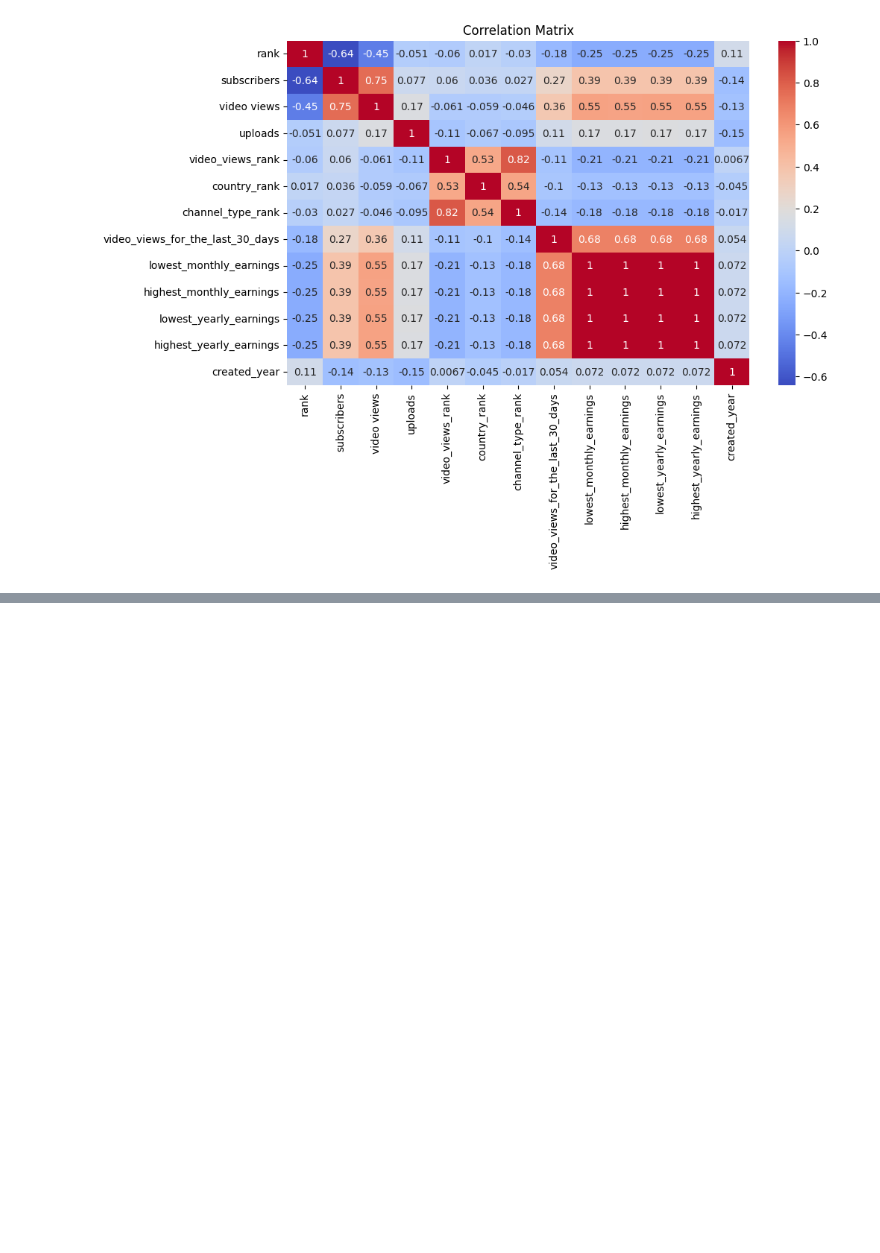
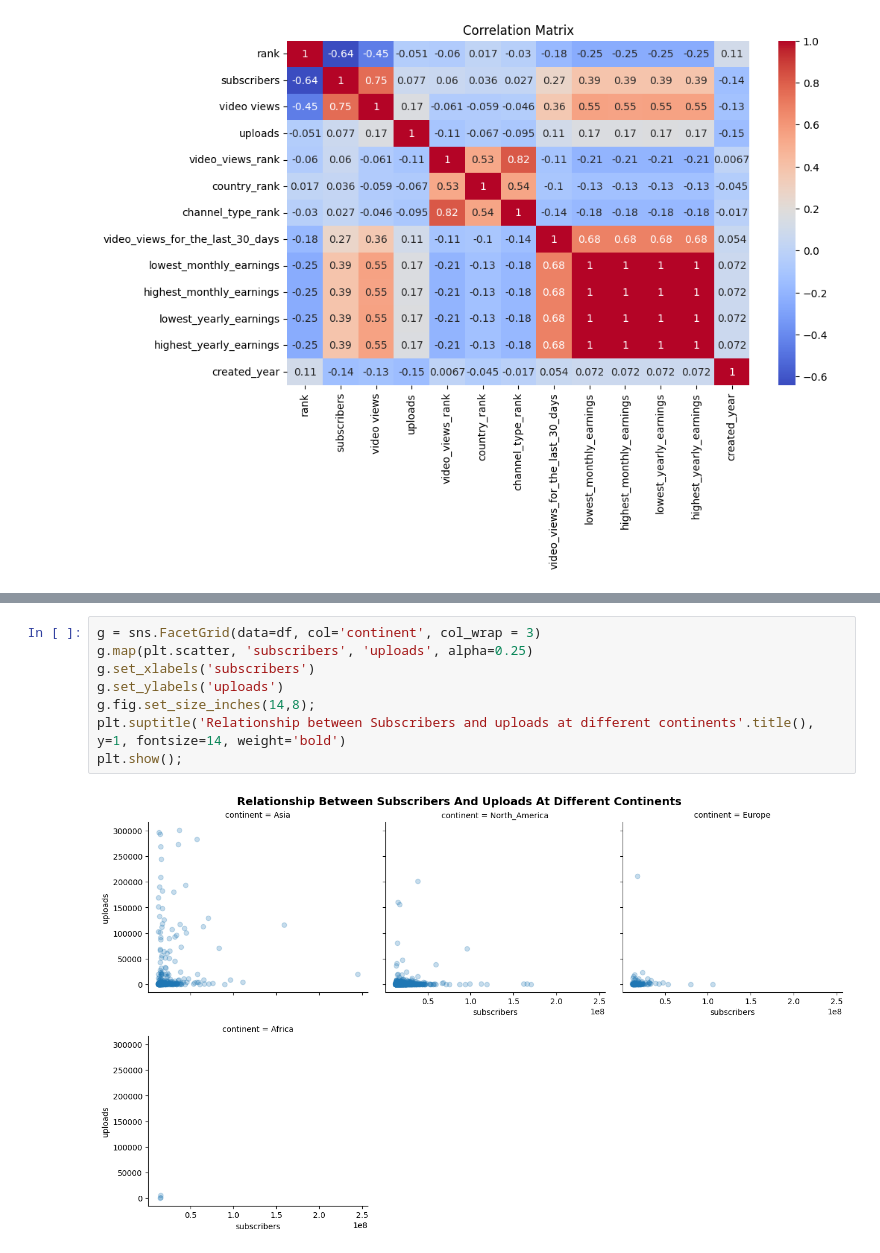
Before and after one commit to MercyMburu/PYDATA_CAPSTONE, a Jupyter notebook: Youtubestats.ipynb, the cells around one changed output, grey strips where cells are left out. Saved outputs shown, nothing was run; the diff lists cells and outputs as text; blank space fills up the shorter version.

```diff
--- a/Youtubestats.ipynb
+++ b/Youtubestats.ipynb
@@ -532,0 +555,10 @@ plt.show()
+# %%
+g = sns.FacetGrid(data=df, col='continent', col_wrap = 3)
+g.map(plt.scatter, 'subscribers', 'uploads', alpha=0.25)
+g.set_xlabels('subscribers')
+g.set_ylabels('uploads')
+g.fig.set_size_inches(14,8);
+plt.suptitle('Relationship between Subscribers and uploads at different continents'.title(), y=1, fontsize=14, weight='bold')
+plt.show();
+# %% [output]
+[figure, added]
```
Also changed, not shown: parts of 3 cells of this notebook.
